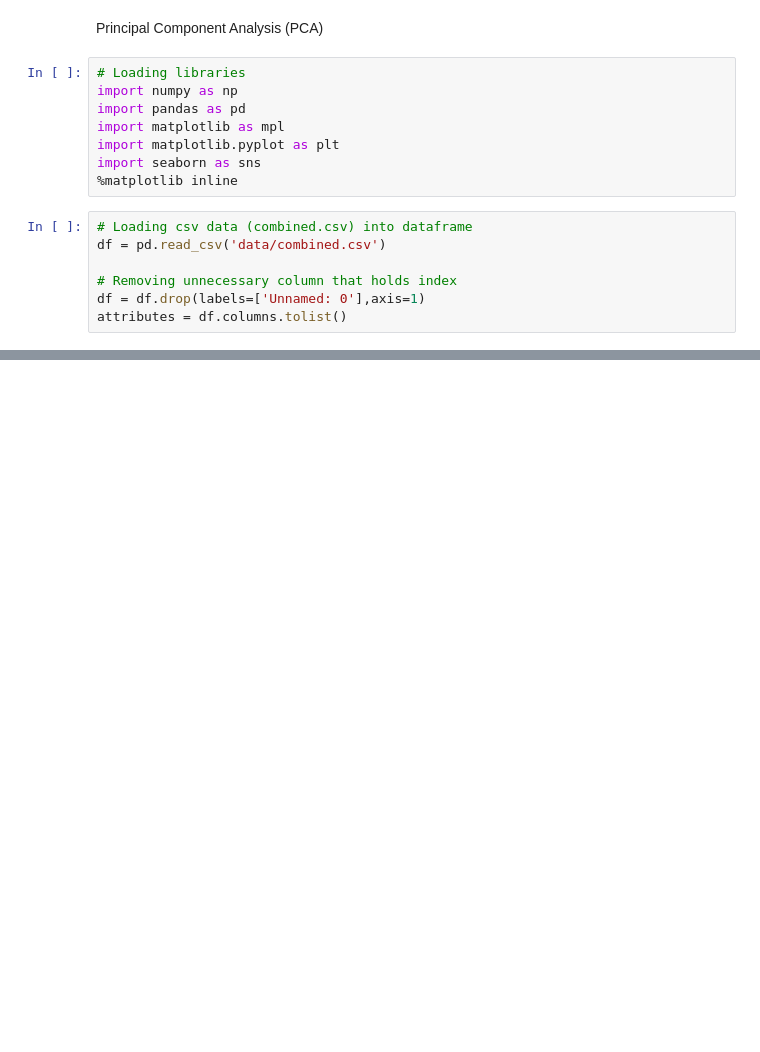
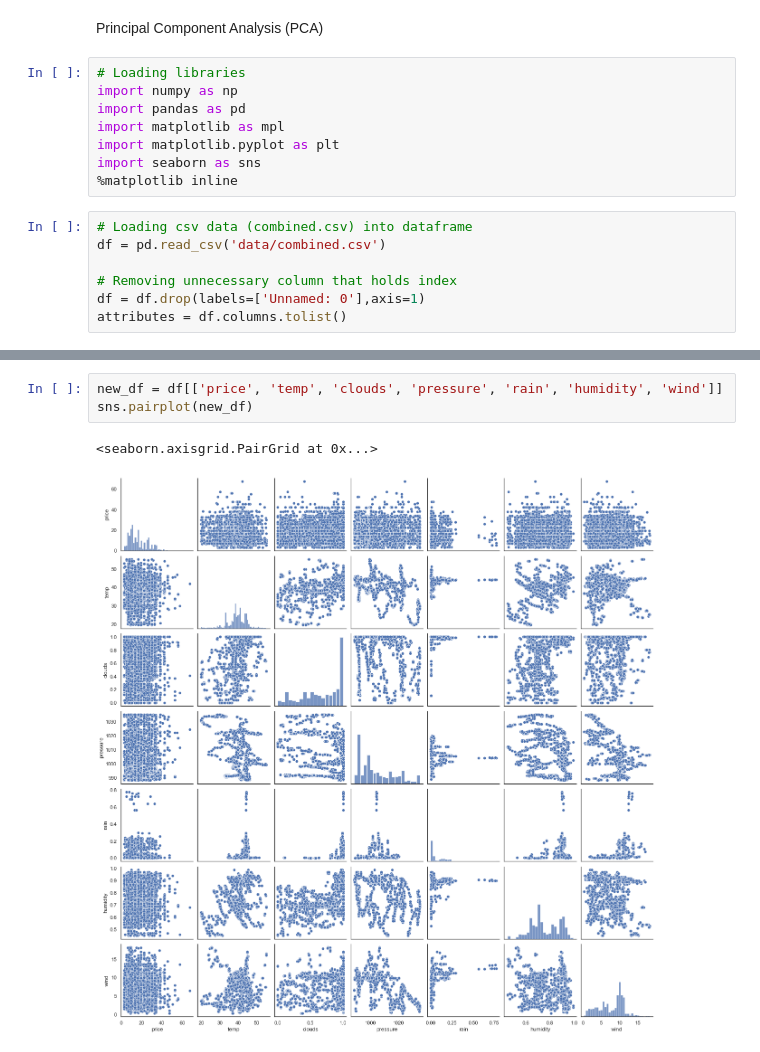
Before and after one commit to wgburke310/ds3010project, a Jupyter notebook: data_exploration.ipynb, the cells around one changed output, grey strips where cells are left out. Cells and saved outputs as stored; diff of their text form; blank space fills up the shorter version.

```diff
--- a/data_exploration.ipynb
+++ b/data_exploration.ipynb
@@ -54,0 +56,6 @@ plt.tick_params(labelsize=25)
+# %%
+new_df = df[['price', 'temp', 'clouds', 'pressure', 'rain', 'humidity', 'wind']]
+sns.pairplot(new_df)
+# %% [output]
+<seaborn.axisgrid.PairGrid at 0x...>
+[figure, added]
```
Also changed, not shown: parts of 2 cells of this notebook, 2 other files.
